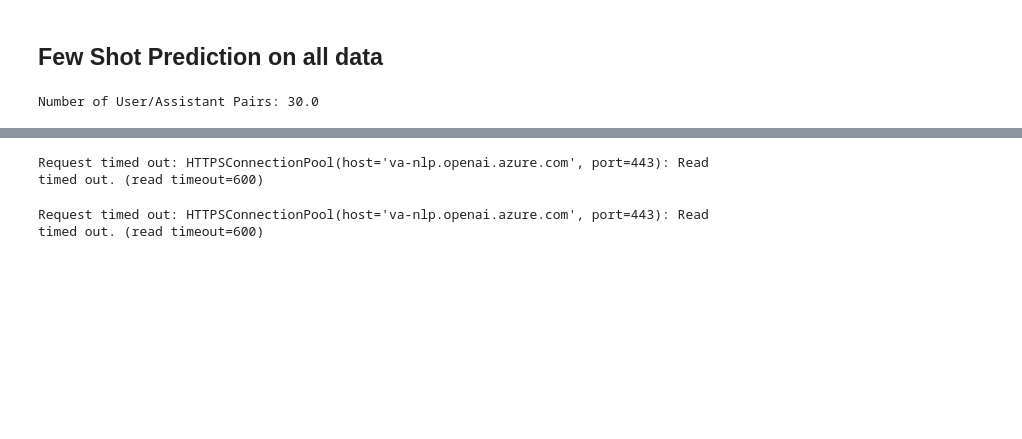
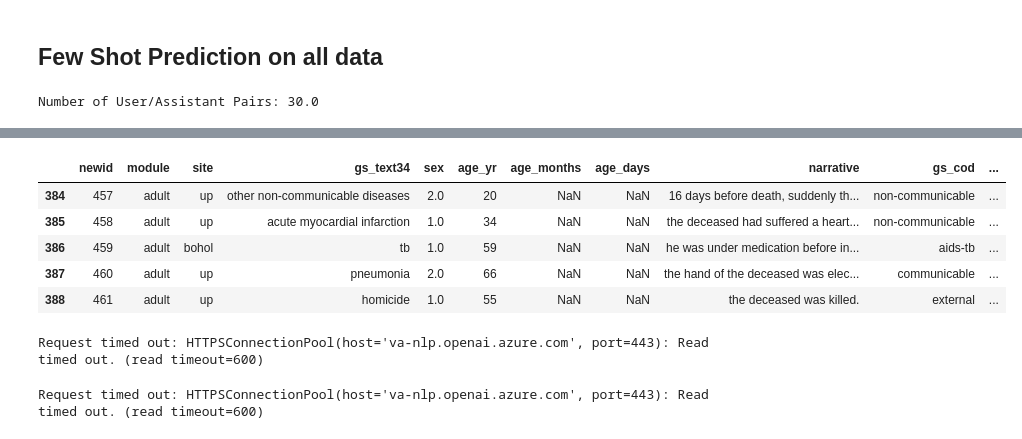
Before and after one commit to avisokay/va_nlp, a Jupyter notebook: src/gpt_nlp/prompt_engineering.ipynb, the cells around one changed output, grey strips where cells are left out. Drawn from its saved outputs; the diff is of its cells as text; code cells hidden in the pictures; blank space fills up the shorter version.

```diff
--- a/src/gpt_nlp/prompt_engineering.ipynb
+++ b/src/gpt_nlp/prompt_engineering.ipynb
@@ -232 +615,10 @@ Number of User/Assistant Pairs: 30.0
+# %%
+df.iloc[384:].head()
+# %% [output]
+|  | newid | module | site | gs_text34 | sex | age_yr | age_months | age_days | narrative | gs_cod | ... |
+| 384 | 457 | adult | up | other non-communicable diseases | 2.0 | 20 | NaN | NaN | 16 days before death, suddenly th... | non-communicable | ... |
+| 385 | 458 | adult | up | acute myocardial infarction | 1.0 | 34 | NaN | NaN | the deceased had suffered a heart... | non-communicable | ... |
+| 386 | 459 | adult | bohol | tb | 1.0 | 59 | NaN | NaN | he was under medication before in... | aids-tb | ... |
+| 387 | 460 | adult | up | pneumonia | 2.0 | 66 | NaN | NaN | the hand of the deceased was elec... | communicable | ... |
+| 388 | 461 | adult | up | homicide | 1.0 | 55 | NaN | NaN | the deceased was killed. | external | ... |
 # %%
```
Also changed, not shown: parts of 38 cells of this notebook, 4 other files.
